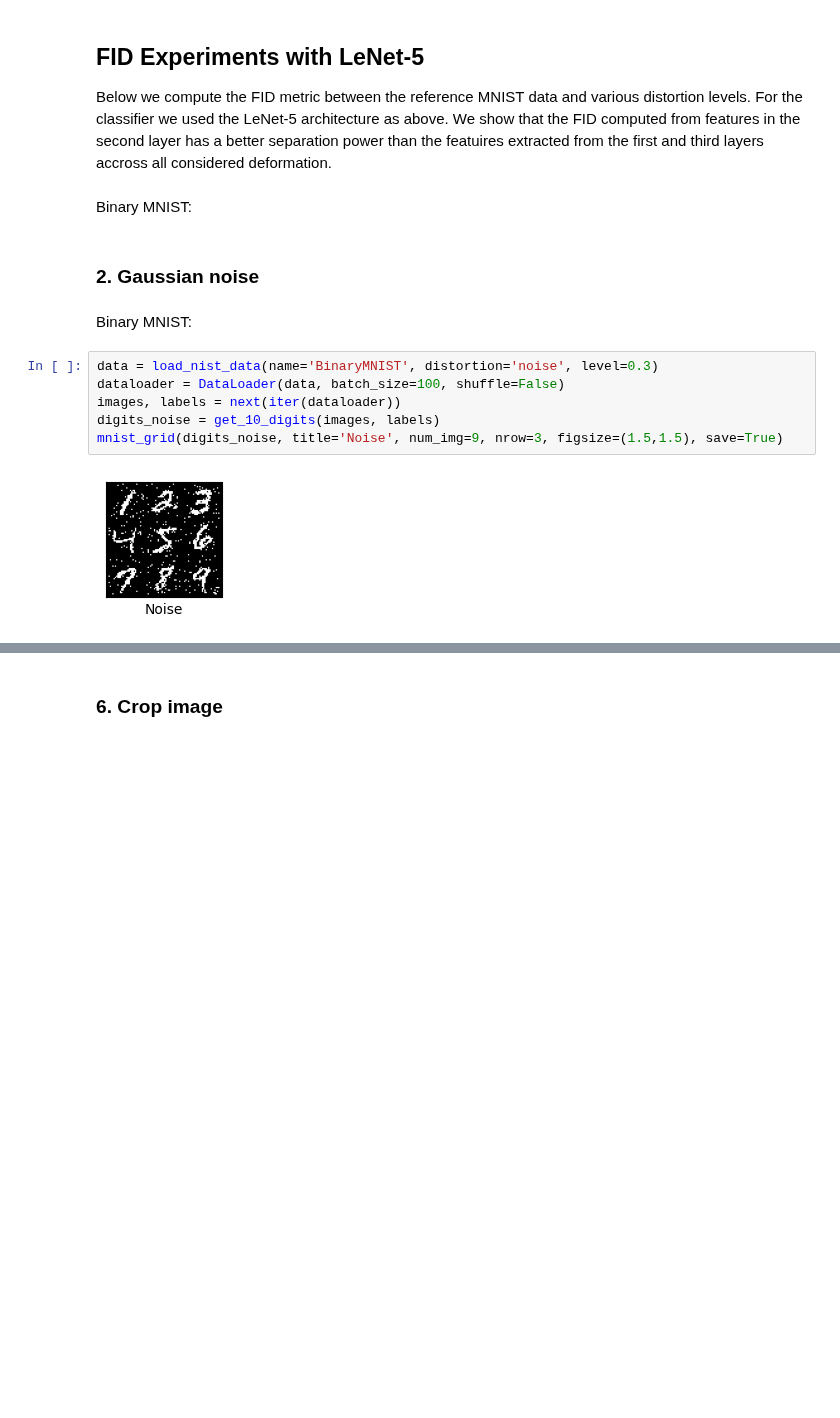
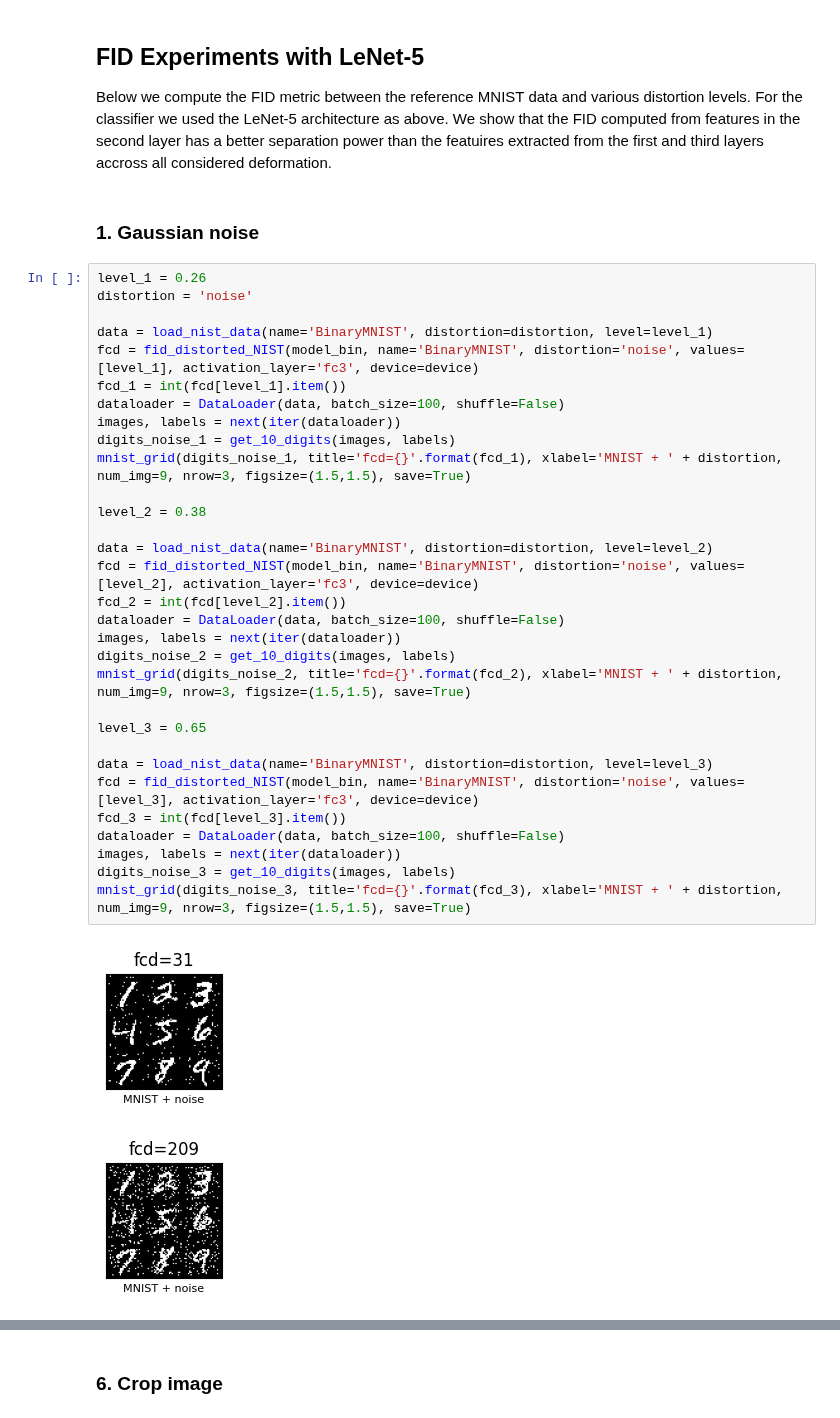
Before and after one commit to dfaroughy/FID-MNIST, a Jupyter notebook: FID_MNIST.ipynb, the cells around one changed output, grey strips where cells are left out. Drawn from its saved outputs; the diff is of its cells as text; blank space fills up the shorter version.

```diff
--- a/FID_MNIST.ipynb
+++ b/FID_MNIST.ipynb
@@ -257,17 +180,39 @@ Below we compute the FID metric between the reference MNIST data and various dis
 For the classifier we used the LeNet-5 architecture as above. We show that the FID computed from
 features in the second layer has a better separation power than the featuires extracted from
 the first and third layers accross all considered deformation.
-# %% [markdown]
-Binary MNIST:
 # %% [markdown]
-### 2. Gaussian noise
+### 1. Gaussian noise
-# %% [markdown]
-Binary MNIST:
-# %%
-data = load_nist_data(name='BinaryMNIST', distortion='noise', level=0.3)
-dataloader = DataLoader(data, batch_size=100, shuffle=False)
-images, labels = next(iter(dataloader))
-digits_noise = get_10_digits(images, labels)
-mnist_grid(digits_noise, title='Noise', num_img=9, nrow=3, figsize=(1.5,1.5), save=True)
-# %% [output]
-[figure, removed]
+# %%
+level_1 = 0.26
+distortion = 'noise'
+
+data = load_nist_data(name='BinaryMNIST', distortion=distortion, level=level_1)
+fcd = fid_distorted_NIST(model_bin, name='BinaryMNIST', distortion='noise', values=[level_1], activation_layer='fc3', device=device)
+fcd_1 = int(fcd[level_1].item())
+dataloader = DataLoader(data, batch_size=100, shuffle=False)
+images, labels = next(iter(dataloader))
+digits_noise_1 = get_10_digits(images, labels)
+mnist_grid(digits_noise_1, title='fcd={}'.format(fcd_1), xlabel='MNIST + ' + distortion, num_img=9, nrow=3, figsize=(1.5,1.5), save=True)
+
+level_2 = 0.38
+
+data = load_nist_data(name='BinaryMNIST', distortion=distortion, level=level_2)
+fcd = fid_distorted_NIST(model_bin, name='BinaryMNIST', distortion='noise', values=[level_2], activation_layer='fc3', device=device)
+fcd_2 = int(fcd[level_2].item())
+dataloader = DataLoader(data, batch_size=100, shuffle=False)
+images, labels = next(iter(dataloader))
+digits_noise_2 = get_10_digits(images, labels)
+mnist_grid(digits_noise_2, title='fcd={}'.format(fcd_2), xlabel='MNIST + ' + distortion, num_img=9, nrow=3, figsize=(1.5,1.5), save=True)
+
+level_3 = 0.65
+
+data = load_nist_data(name='BinaryMNIST', distortion=distortion, level=level_3)
+fcd = fid_distorted_NIST(model_bin, name='BinaryMNIST', distortion='noise', values=[level_3], activation_layer='fc3', device=device)
+fcd_3 = int(fcd[level_3].item())
+dataloader = DataLoader(data, batch_size=100, shuffle=False)
+images, labels = next(iter(dataloader))
+digits_noise_3 = get_10_digits(images, labels)
+mnist_grid(digits_noise_3, title='fcd={}'.format(fcd_3), xlabel='MNIST + ' + distortion, num_img=9, nrow=3, figsize=(1.5,1.5), save=True)
+# %% [output]
+[figure, added]
+[figure, added]
```
Also changed, not shown: parts of 36 cells of this notebook, 14 other files.
